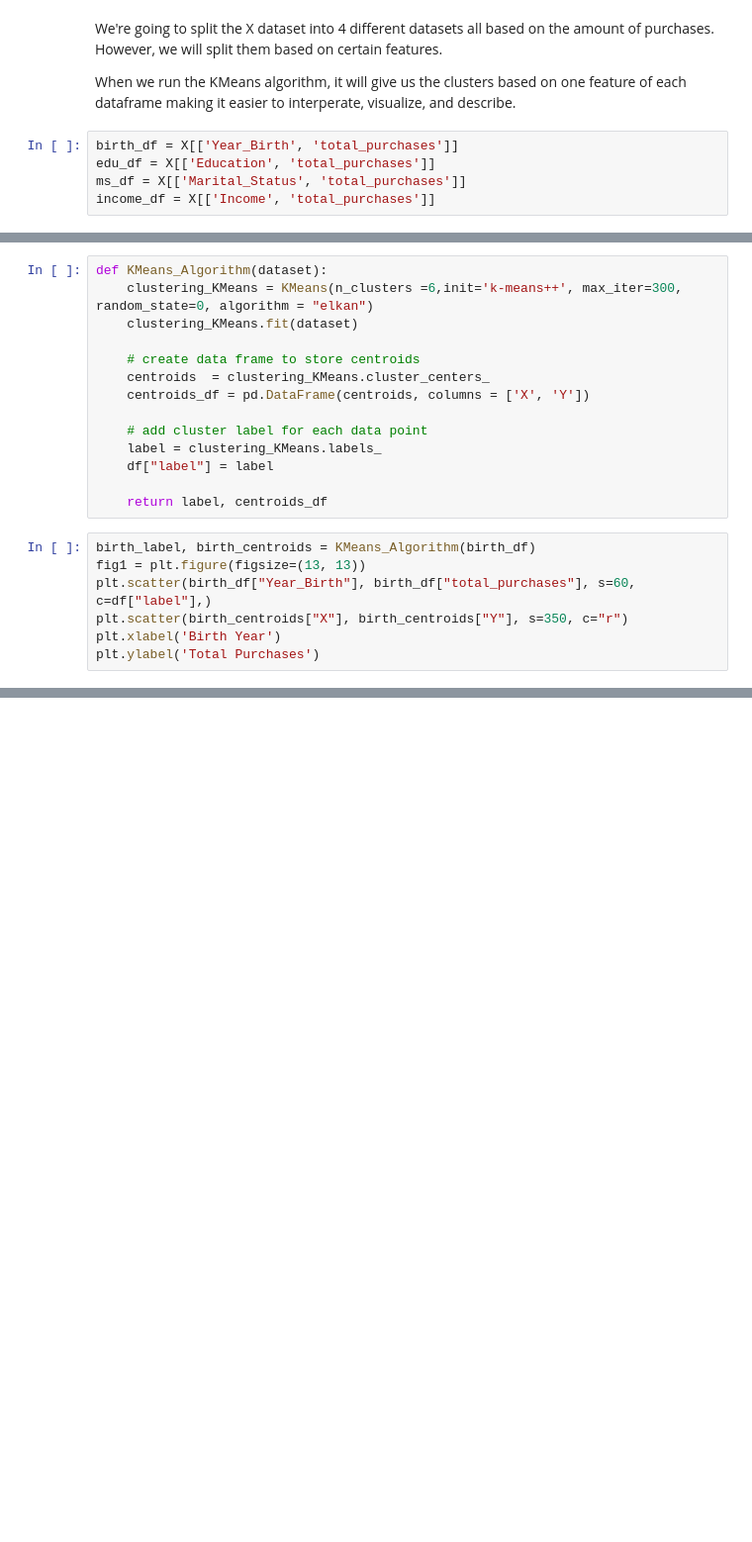
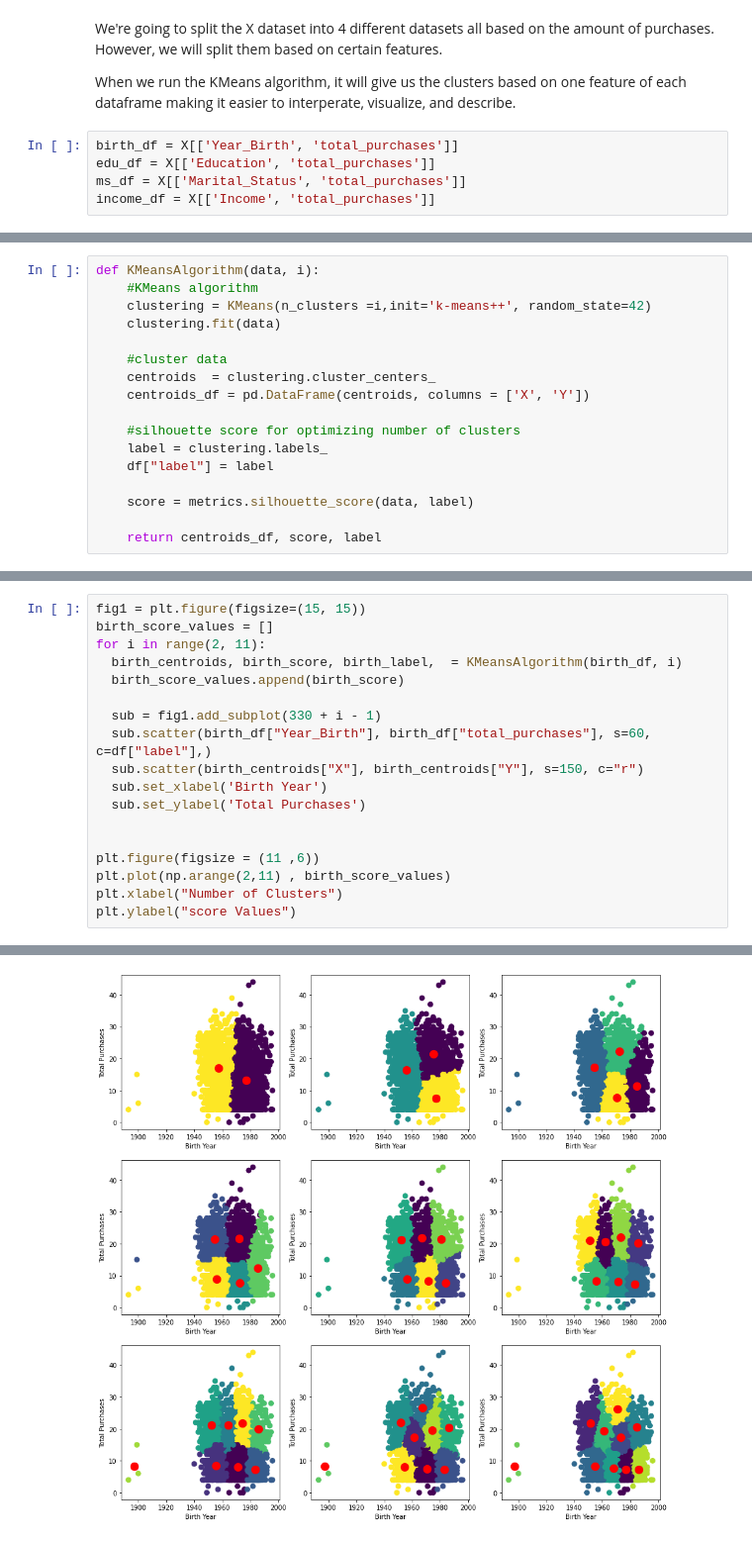
Before and after one commit to tronschell/MGIS355FinalProject, a Jupyter notebook: Project5.ipynb, the cells around one changed output, grey strips where cells are left out. Shown at 99% size. Drawn from its saved outputs; the diff is of its cells as text; blank space fills up the shorter version.

```diff
--- a/Project5.ipynb
+++ b/Project5.ipynb
@@ -117,21 +130,17 @@ income_df = X[['Income', 'total_purchases']]
 # %%
-def KMeans_Algorithm(dataset):
-    clustering_KMeans = KMeans(n_clusters =6,init='k-means++', max_iter=300, random_state=0, algorithm = "elkan")
-    clustering_KMeans.fit(dataset)
+def KMeansAlgorithm(data, i):
+    #KMeans algorithm
+    clustering = KMeans(n_clusters =i,init='k-means++', random_state=42)
+    clustering.fit(data)
 
-    # create data frame to store centroids
-    centroids  = clustering_KMeans.cluster_centers_
+    #cluster data
+    centroids  = clustering.cluster_centers_
     centroids_df = pd.DataFrame(centroids, columns = ['X', 'Y'])
 
-    # add cluster label for each data point
-    label = clustering_KMeans.labels_
+    #silhouette score for optimizing number of clusters
+    label = clustering.labels_
     df["label"] = label
 
-    return label, centroids_df
+    score = metrics.silhouette_score(data, label)
+
+    return centroids_df, score, label
-# %%
-birth_label, birth_centroids = KMeans_Algorithm(birth_df)
-fig1 = plt.figure(figsize=(13, 13))
-plt.scatter(birth_df["Year_Birth"], birth_df["total_purchases"], s=60, c=df["label"],)
-plt.scatter(birth_centroids["X"], birth_centroids["Y"], s=350, c="r")
-plt.xlabel('Birth Year')
-plt.ylabel('Total Purchases')
@@ -140,0 +151,19 @@ Text(0, 0.5, 'Total Purchases')
+# %%
+fig1 = plt.figure(figsize=(15, 15))
+birth_score_values = []
+for i in range(2, 11):
+  birth_centroids, birth_score, birth_label,  = KMeansAlgorithm(birth_df, i)
+  birth_score_values.append(birth_score)
+
+  sub = fig1.add_subplot(330 + i - 1)
+  sub.scatter(birth_df["Year_Birth"], birth_df["total_purchases"], s=60, c=df["label"],)
+  sub.scatter(birth_centroids["X"], birth_centroids["Y"], s=150, c="r")
+  sub.set_xlabel('Birth Year')
+  sub.set_ylabel('Total Purchases')
+
+
+plt.figure(figsize = (11 ,6))
+plt.plot(np.arange(2,11) , birth_score_values)
+plt.xlabel("Number of Clusters")
+plt.ylabel("score Values")
+# %% [output]
@@ -140,0 +171 @@ Text(0, 0.5, 'Total Purchases')
+[figure, added]
```
Also changed, not shown: parts of 29 cells of this notebook.
